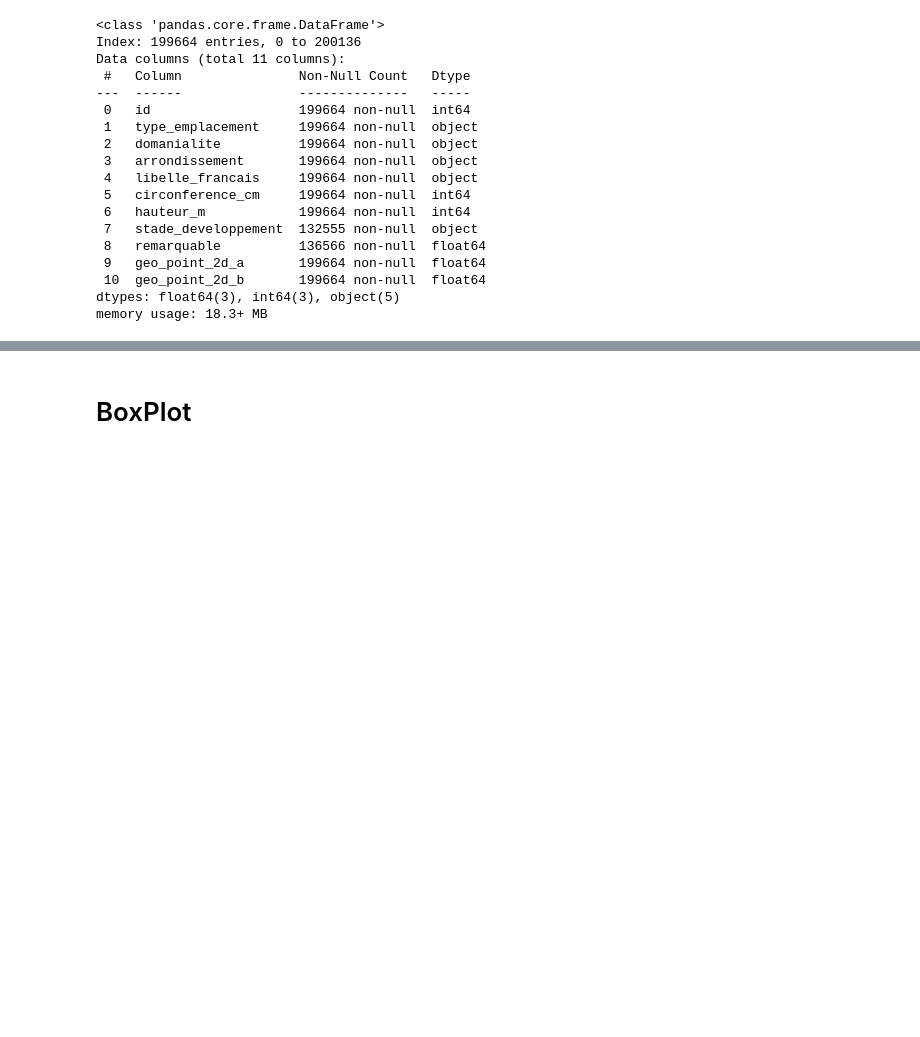
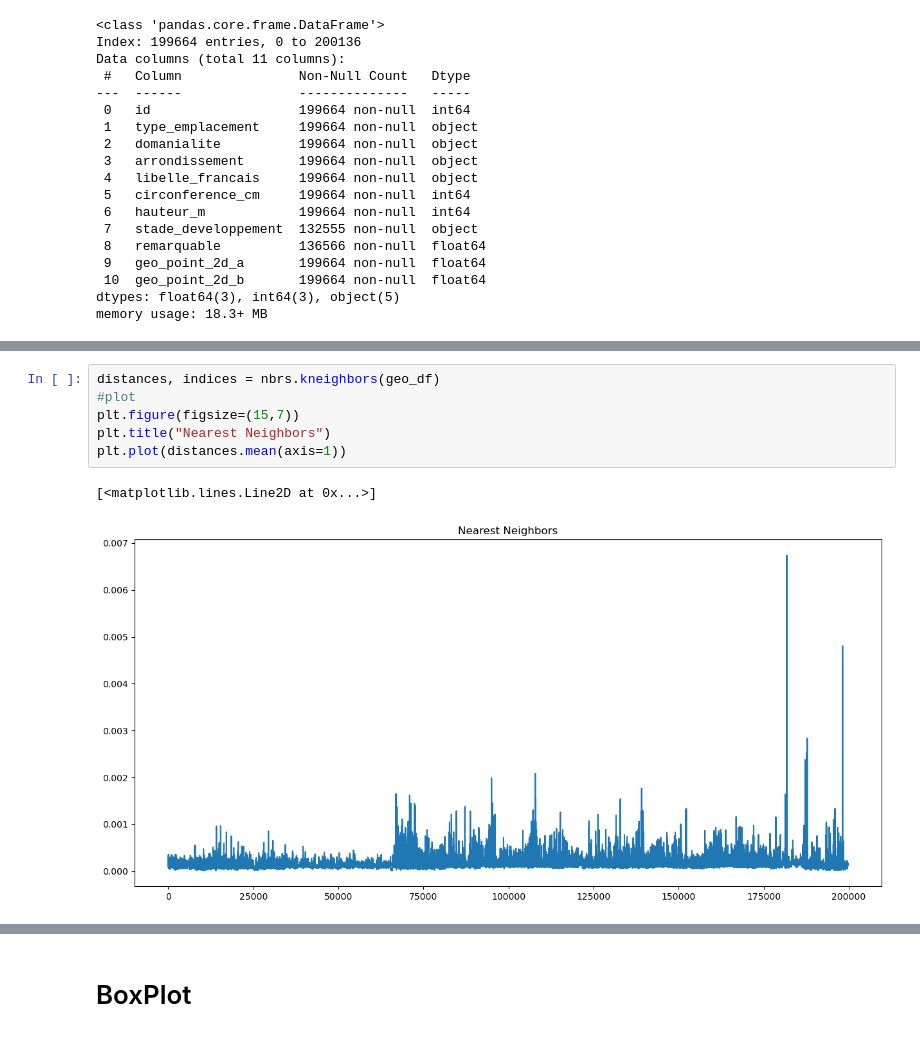
Before and after one commit to LAlto96/ocaiep02, a Jupyter notebook: DataClean.ipynb, the cells around one changed output, grey strips where cells are left out. Cells and saved outputs as stored; diff of their text form; blank space fills up the shorter version.

```diff
--- a/DataClean.ipynb
+++ b/DataClean.ipynb
@@ -454,0 +508,9 @@ memory usage: 18.3+ MB
+# %%
+distances, indices = nbrs.kneighbors(geo_df)
+#plot
+plt.figure(figsize=(15,7))
+plt.title("Nearest Neighbors")
+plt.plot(distances.mean(axis=1))
+# %% [output]
+[<matplotlib.lines.Line2D at 0x...>]
+[figure, added]
```
Also changed, not shown: parts of 21 cells of this notebook.
